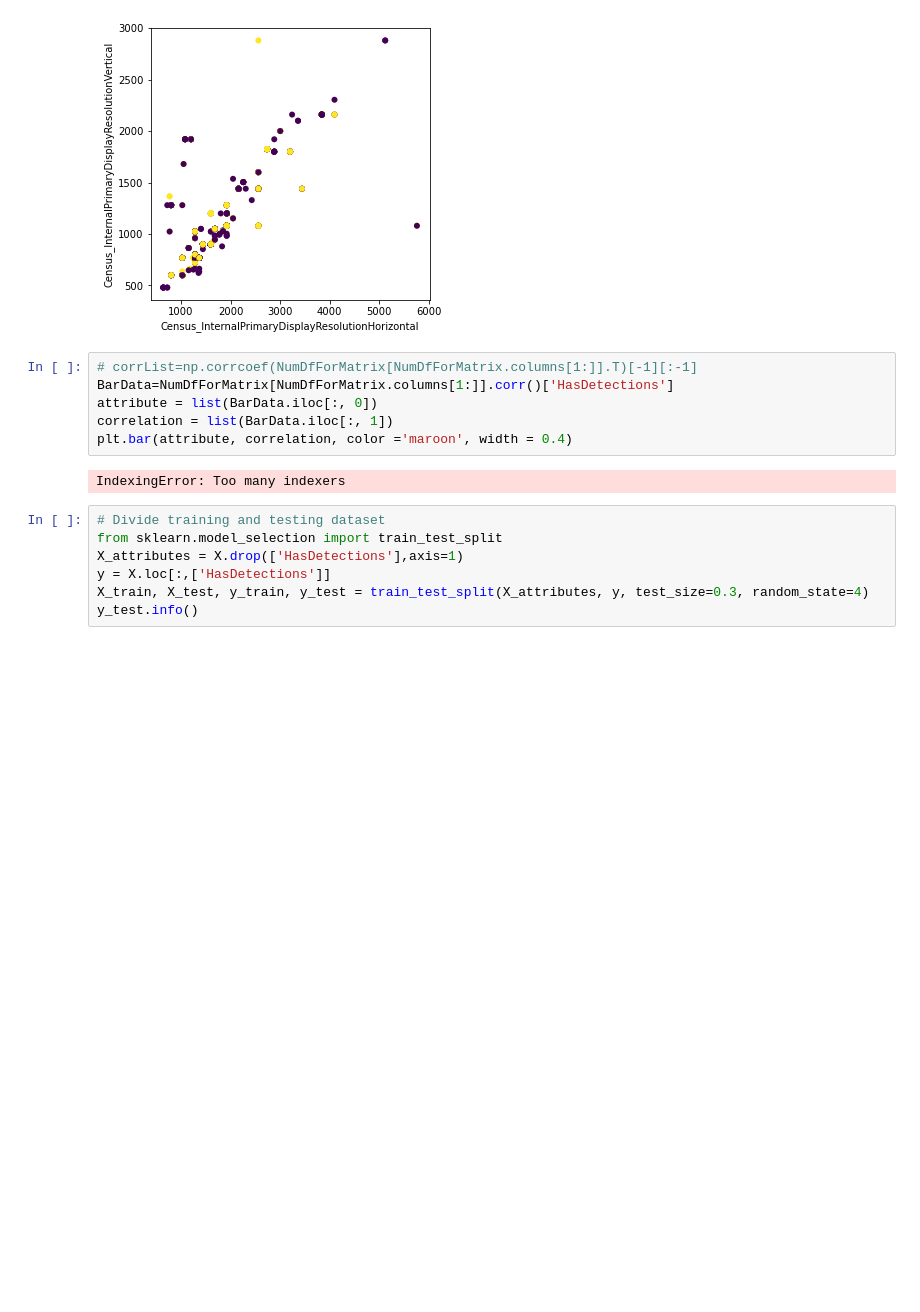
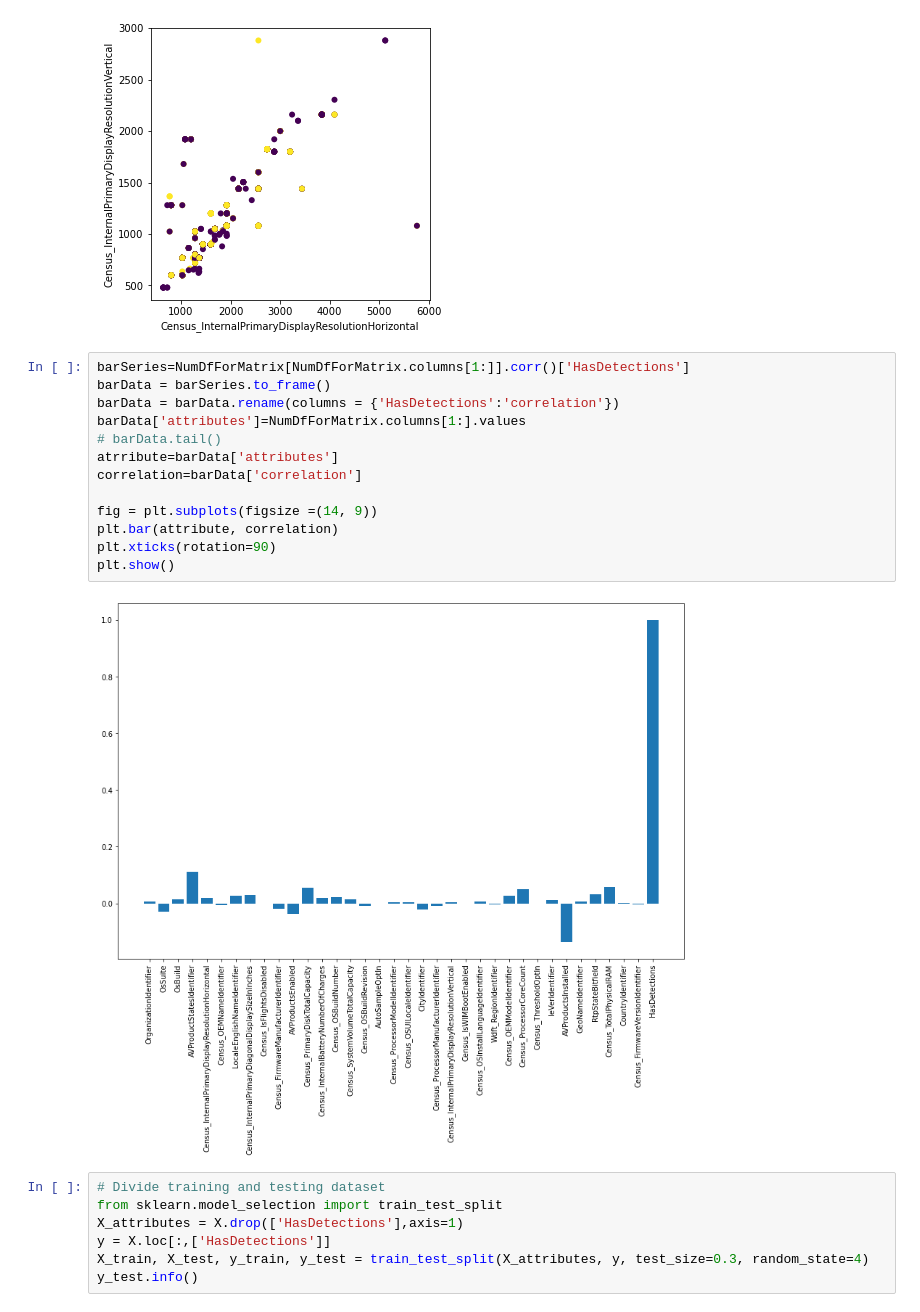
Before and after one commit to Mira224/COMP3115Project, a Jupyter notebook: Project.ipynb, the cells around one changed output. Drawn from its saved outputs; the diff is of its cells as text; blank space fills up the shorter version.

```diff
--- a/Project.ipynb
+++ b/Project.ipynb
@@ -340,14 +342,21 @@ plt.xlabel('Census_InternalPrimaryDisplayResolutionHorizontal')
 plt.ylabel('Census_InternalPrimaryDisplayResolutionVertical');
 # %% [output]
 [figure]
-# %%
-# corrList=np.corrcoef(NumDfForMatrix[NumDfForMatrix.columns[1:]].T)[-1][:-1]
-BarData=NumDfForMatrix[NumDfForMatrix.columns[1:]].corr()['HasDetections']
-attribute = list(BarData.iloc[:, 0])
-correlation = list(BarData.iloc[:, 1])
-plt.bar(attribute, correlation, color ='maroon', width = 0.4)
-# %% [output]
-IndexingError: Too many indexers
+# %%
+barSeries=NumDfForMatrix[NumDfForMatrix.columns[1:]].corr()['HasDetections']
+barData = barSeries.to_frame()
+barData = barData.rename(columns = {'HasDetections':'correlation'})
+barData['attributes']=NumDfForMatrix.columns[1:].values
+# barData.tail()
+atrribute=barData['attributes']
+correlation=barData['correlation']
+
+fig = plt.subplots(figsize =(14, 9))
+plt.bar(attribute, correlation)
+plt.xticks(rotation=90)
+plt.show()
+# %% [output]
+[figure, added]
 # %%
 # Divide training and testing dataset
 from sklearn.model_selection import train_test_split
```
Also changed, not shown: parts of 5 cells of this notebook.
